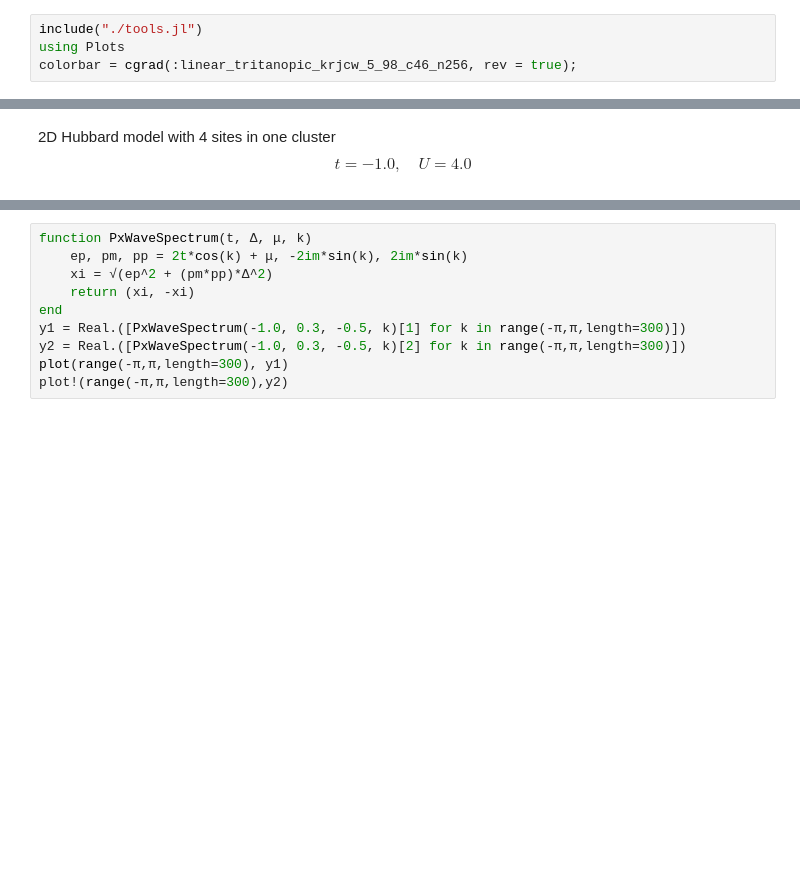
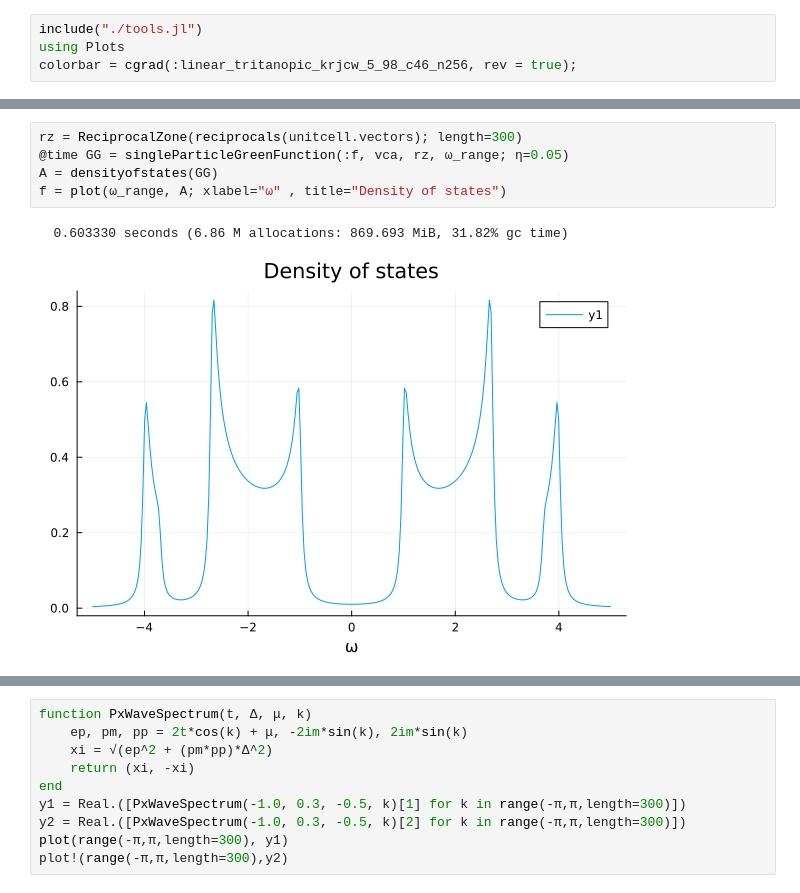
Before and after one commit to ZongYongyue/QuantumClusterTheories.jl, a Jupyter notebook: demo/spectrum.ipynb, the cells around one changed output, grey strips where cells are left out. Drawn from its saved outputs; the diff is of its cells as text; blank space fills up the shorter version.

```diff
--- a/demo/spectrum.ipynb
+++ b/demo/spectrum.ipynb
@@ -28,7 +27,12 @@ f = plot(k_path, ω_range, A; xlabel="k", ylabel="ω", color=colorbar , title="S
 [figure]
-# %% [markdown]
-2D Hubbard model with 4 sites in one cluster
-$$t=-1.0,\quad U=4.0$$
+# %%
+rz = ReciprocalZone(reciprocals(unitcell.vectors); length=300)
+@time GG = singleParticleGreenFunction(:f, vca, rz, ω_range; η=0.05)
+A = densityofstates(GG)
+f = plot(ω_range, A; xlabel="ω" , title="Density of states")
+# %% [output]
+  0.603330 seconds (6.86 M allocations: 869.693 MiB, 31.82% gc time)
+[figure, added]
 # %%
 unitcell = Lattice([0, 0]; vectors=[[1, 0], [0, 1]])
 cluster = Lattice(unitcell, (2,2), ('p','p'))
```
Also changed, not shown: parts of 9 cells of this notebook, 6 other files.
